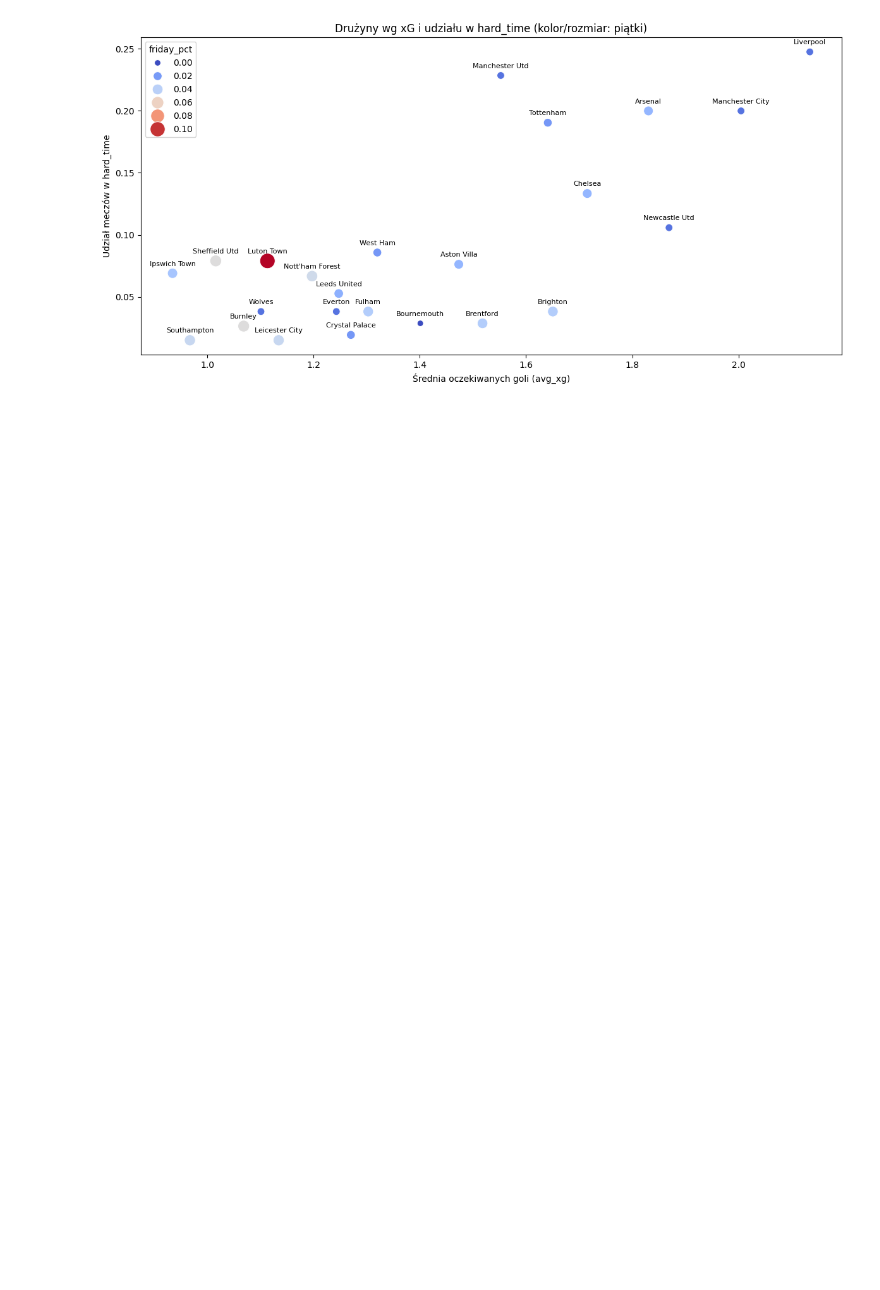
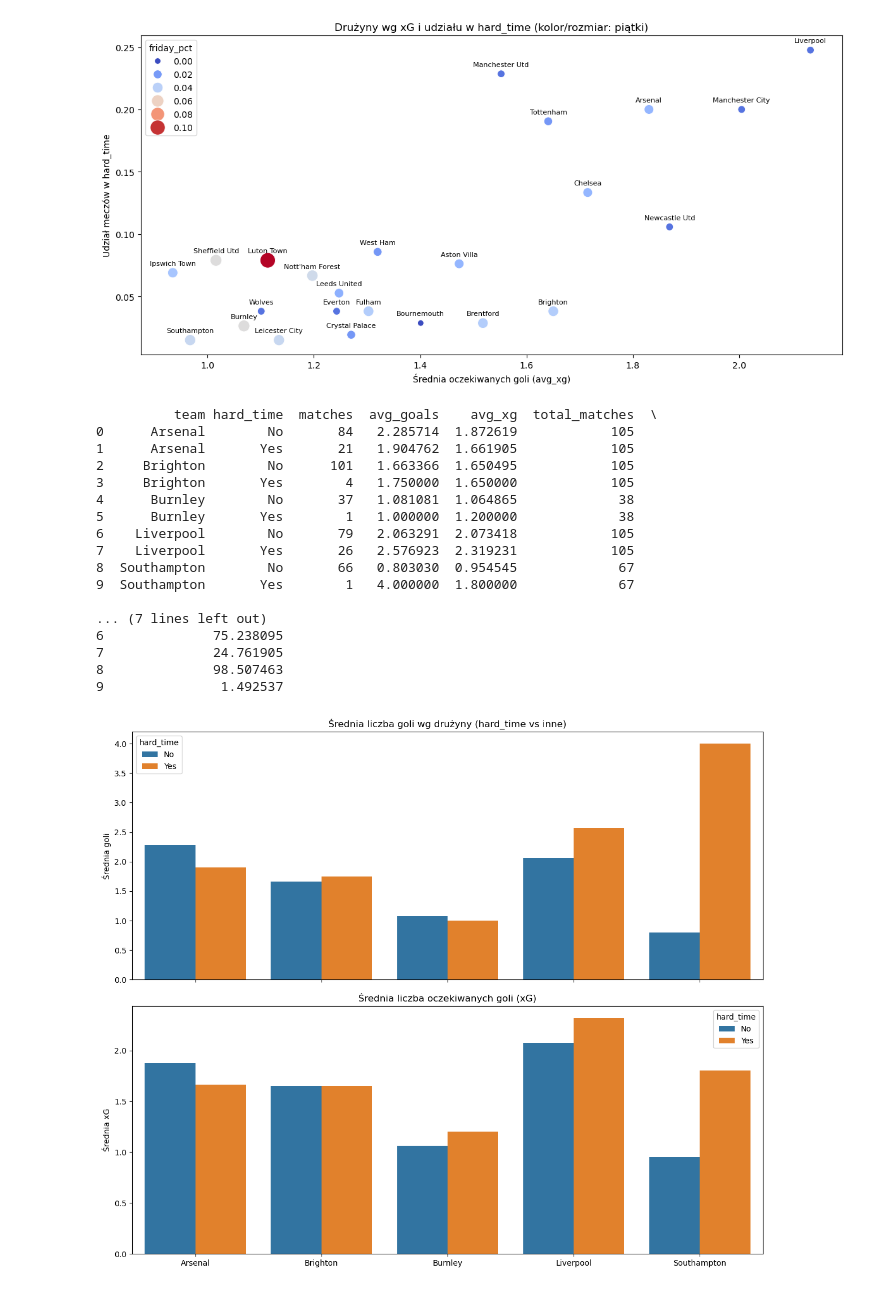
Before and after one commit to MateuszSkowronski/analiza_danych_projekt, a Jupyter notebook: main.ipynb, the cells around one changed output. Saved outputs shown, nothing was run; the diff lists cells and outputs as text; code cells hidden in the pictures; blank space fills up the shorter version.

```diff
--- a/main.ipynb
+++ b/main.ipynb
@@ -407,3 +567,76 @@ plt.tight_layout()
 plt.show()
 # %% [output]
 [figure]
+# %%
+# 🔍 Wybrane drużyny - mix topowych i słabszych
+selected_teams = [
+    'Arsenal', 'Liverpool', 'Manchester United',  # top
+    'Brighton', 'Burnley', 'Southampton'         # średnie / niższe
+]
+
+# Filtrowanie danych tylko dla tych drużyn
+df_selected = df_teams[df_teams['team'].isin(selected_teams)].copy()
+
+# Grupowanie i obliczanie statystyk oddzielnie dla hard_time = Yes i No
+team_stats = df_selected.groupby(['team', 'hard_time']).agg(
+    matches=('goals', 'size'),
+    avg_goals=('goals', 'mean'),
+    avg_xg=('xg', 'mean')
+).reset_index()
+
+# Dodawanie informacji o całkowitej liczbie meczów i udział procentowy hard_time
+total_matches_team = df_selected.groupby('team').size().rename('total_matches').reset_index()
+team_stats = team_stats.merge(total_matches_team, on='team')
+team_stats['pct_matches_hard_time'] = (team_stats['matches'] / team_stats['total_matches']) * 100
+
+print(team_stats)
+
+# 🖼️ Wizualizacja wyników dla porównania
+
+fig, axs = plt.subplots(2, 1, figsize=(12, 10), sharex=True)
+
+# 1) Średnie gole
+sns.barplot(
+    data=team_stats,
+    x='team',
+    y='avg_goals',
+    hue='hard_time',
+    ax=axs[0]
+)
+axs[0].set_title('Średnia liczba goli wg drużyny (hard_time vs inne)')
+axs[0].set_ylabel('Średnia goli')
+axs[0].set_xlabel('')
+
+# 2) Średnie xG
+sns.barplot(
+    data=team_stats,
+    x='team',
+    y='avg_xg',
+    hue='hard_time',
+    ax=axs[1]
+)
+axs[1].set_title('Średnia liczba oczekiwanych goli (xG)')
+axs[1].set_ylabel('Średnia xG')
+axs[1].set_xlabel('')
+
+plt.tight_layout()
+plt.show()
+# %% [output]
+          team hard_time  matches  avg_goals    avg_xg  total_matches  \
+0      Arsenal        No       84   2.285714  1.872619            105
+1      Arsenal       Yes       21   1.904762  1.661905            105
+2     Brighton        No      101   1.663366  1.650495            105
+3     Brighton       Yes        4   1.750000  1.650000            105
+4      Burnley        No       37   1.081081  1.064865             38
+5      Burnley       Yes        1   1.000000  1.200000             38
+6    Liverpool        No       79   2.063291  2.073418            105
+7    Liverpool       Yes       26   2.576923  2.319231            105
+8  Southampton        No       66   0.803030  0.954545             67
+9  Southampton       Yes        1   4.000000  1.800000             67
+
+... (7 lines left out)
+6              75.238095
+7              24.761905
+8              98.507463
+9               1.492537
+[figure, added]
```
Also changed, not shown: parts of 24 cells of this notebook.
